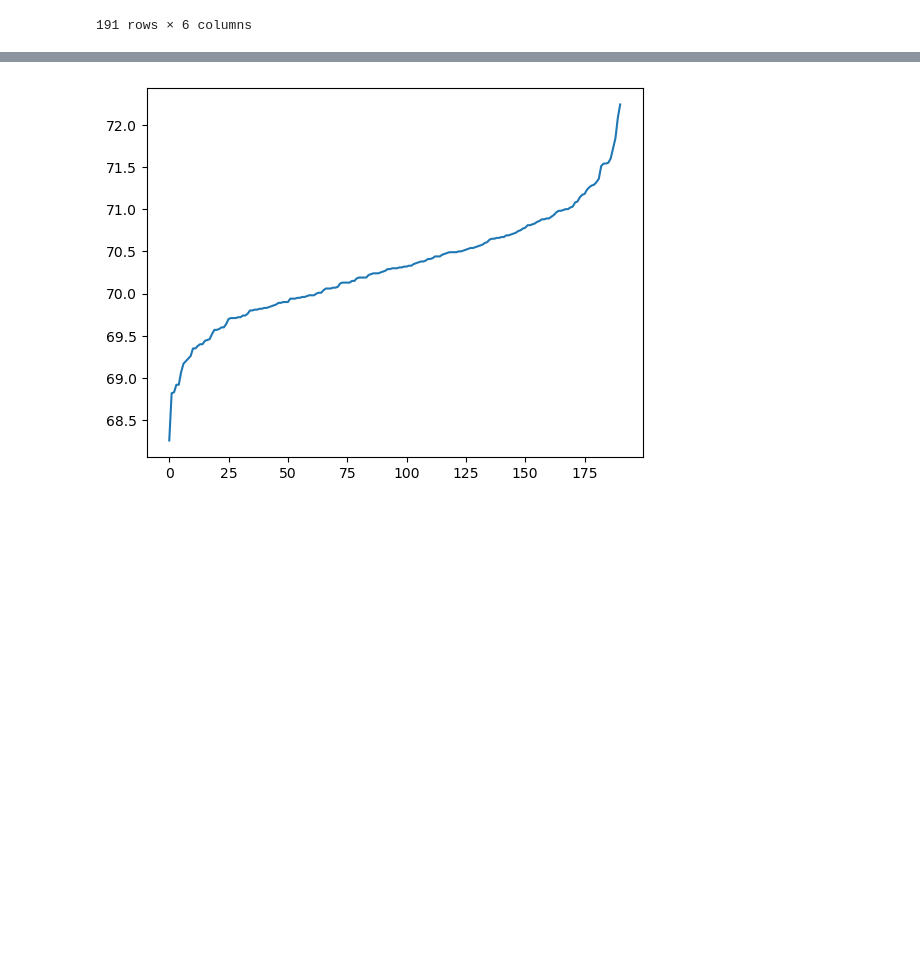
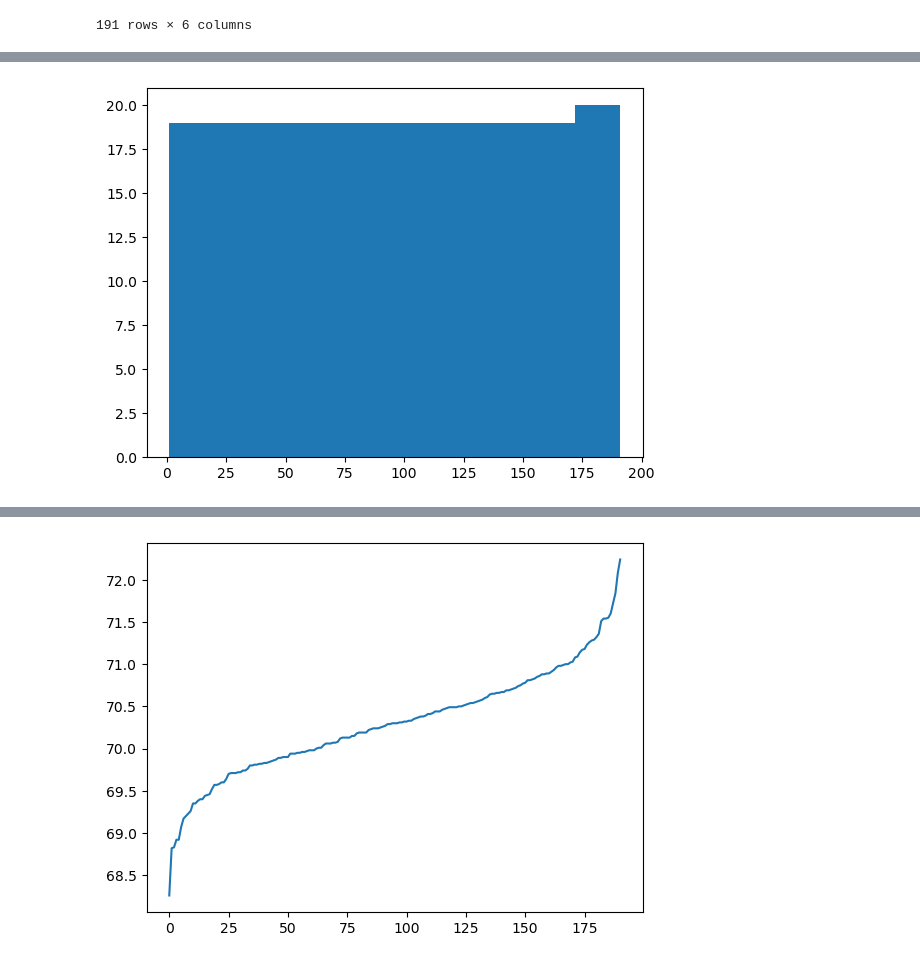
Before and after one commit to mickalleny2k/PfDA_Assignment, a Jupyter notebook: PfDA_Assignment.ipynb, the cells around one changed output, grey strips where cells are left out. Drawn from its saved outputs; the diff is of its cells as text; code cells hidden in the pictures; blank space fills up the shorter version.

```diff
--- a/PfDA_Assignment.ipynb
+++ b/PfDA_Assignment.ipynb
@@ -314,0 +117,3 @@ syn_df
+# %%
+syn_rank =np.arange(1,192,1)
+syn_rank
@@ -314,0 +157,5 @@ syn_df
+# %%
+plt.hist(syn_rank)
+plt.show()
+# %% [output]
+[figure, added]
```
Also changed, not shown: parts of 68 cells of this notebook.
